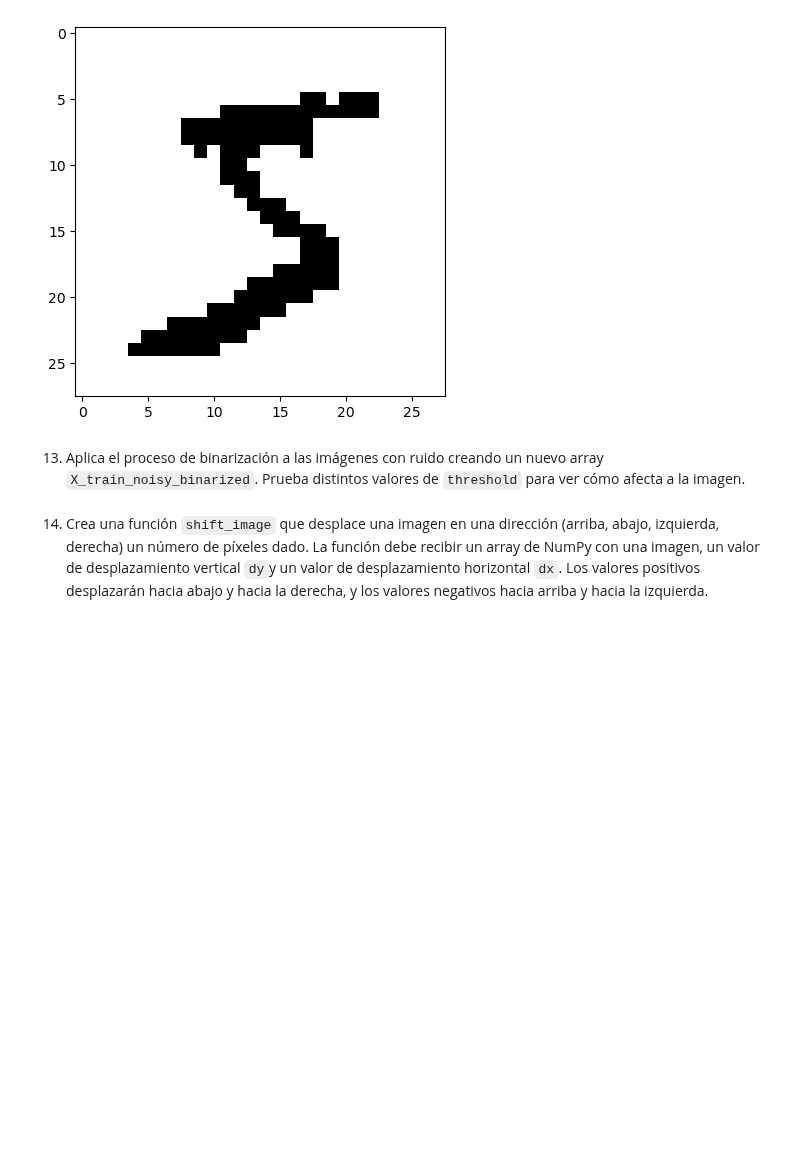
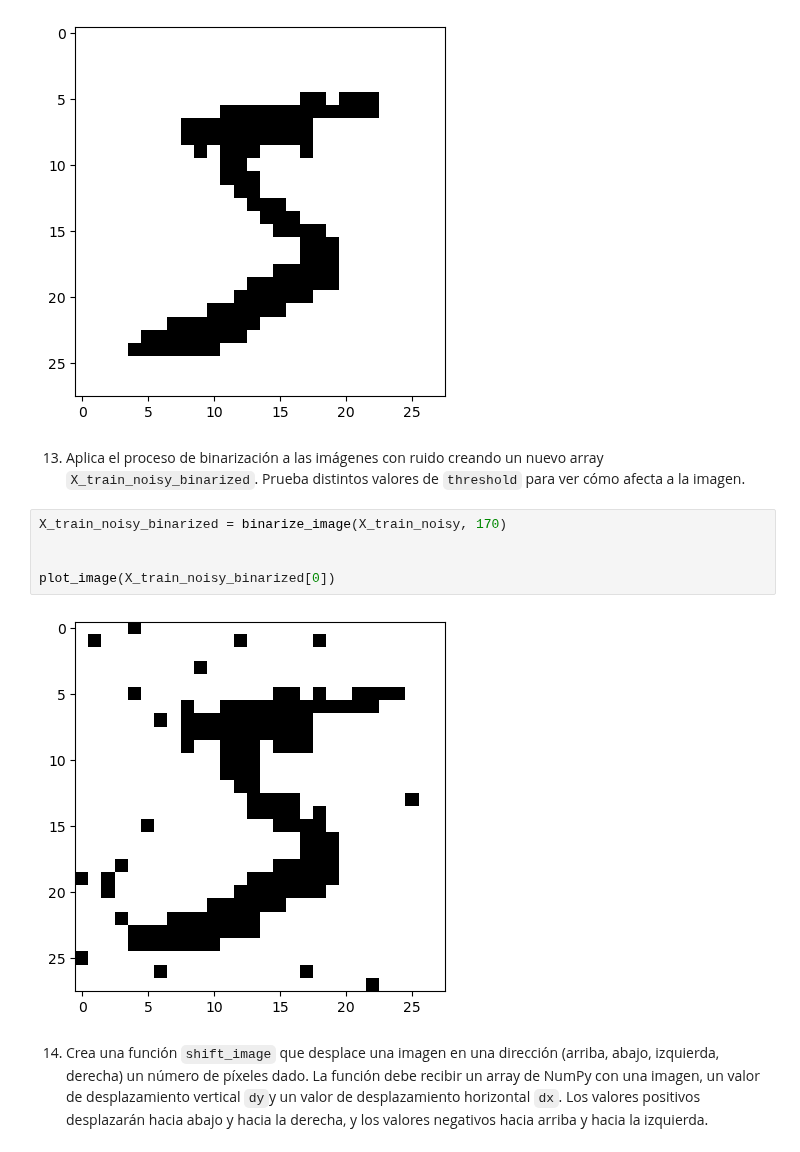
Before and after one commit to Mariorb88/pia, a Jupyter notebook: tarea5.ipynb, the cells around one changed output. Saved outputs shown, nothing was run; the diff lists cells and outputs as text; blank space fills up the shorter version.

```diff
--- a/tarea5.ipynb
+++ b/tarea5.ipynb
@@ -324,6 +324,13 @@ plot_image(X_train_binarized[0])
 [figure]
 # %% [markdown]
 13. Aplica el proceso de binarización a las imágenes con ruido creando un nuevo array `X_train_noisy_binarized`. Prueba distintos valores de `threshold` para ver cómo afecta a la imagen.
+# %%
+X_train_noisy_binarized = binarize_image(X_train_noisy, 170)
+
+
+plot_image(X_train_noisy_binarized[0])
+# %% [output]
+[figure, added]
 # %% [markdown]
 14. Crea una función `shift_image` que desplace una imagen en una dirección (arriba, abajo, izquierda, derecha) un número de píxeles dado. La función debe recibir un array de NumPy con una imagen, un valor de desplazamiento vertical `dy`y un valor de desplazamiento horizontal `dx`. Los valores positivos desplazarán hacia abajo y hacia la derecha, y los valores negativos hacia arriba y hacia la izquierda.
 # %% [markdown]
```
